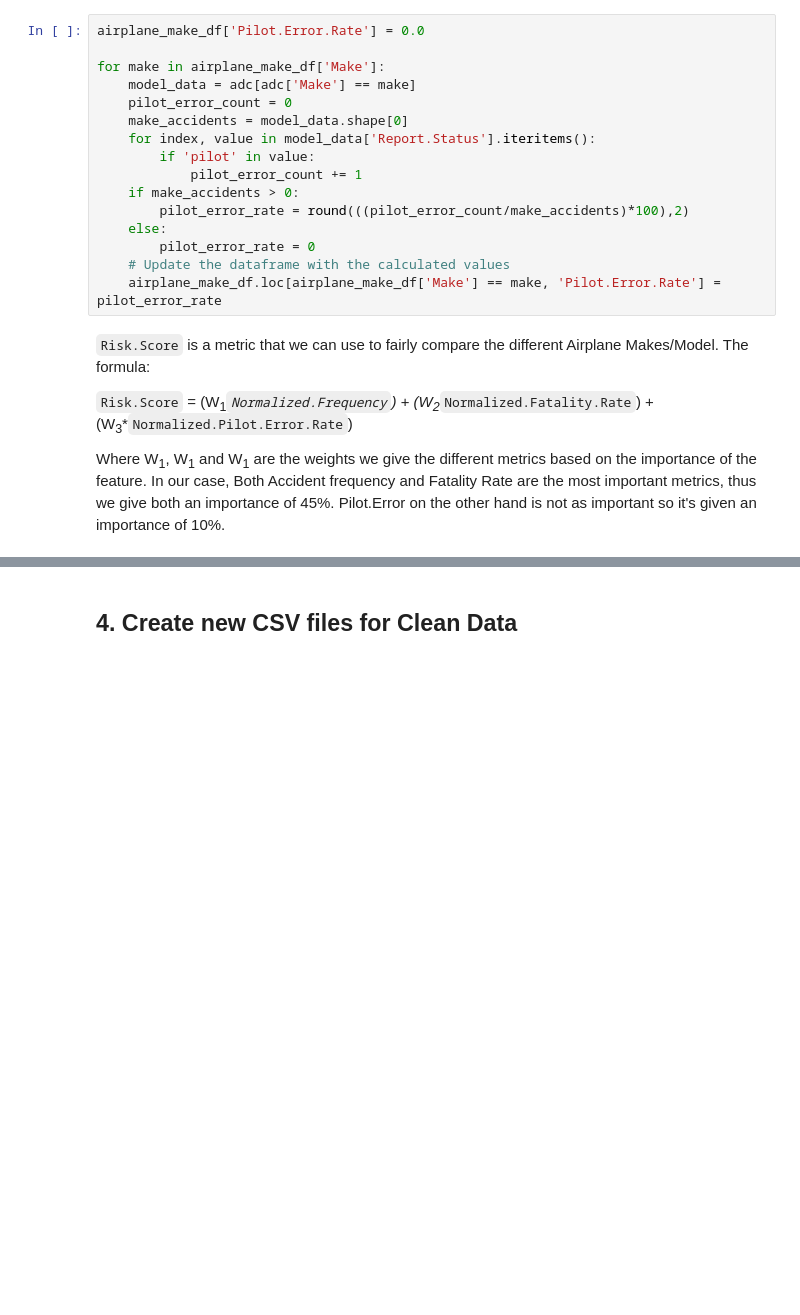
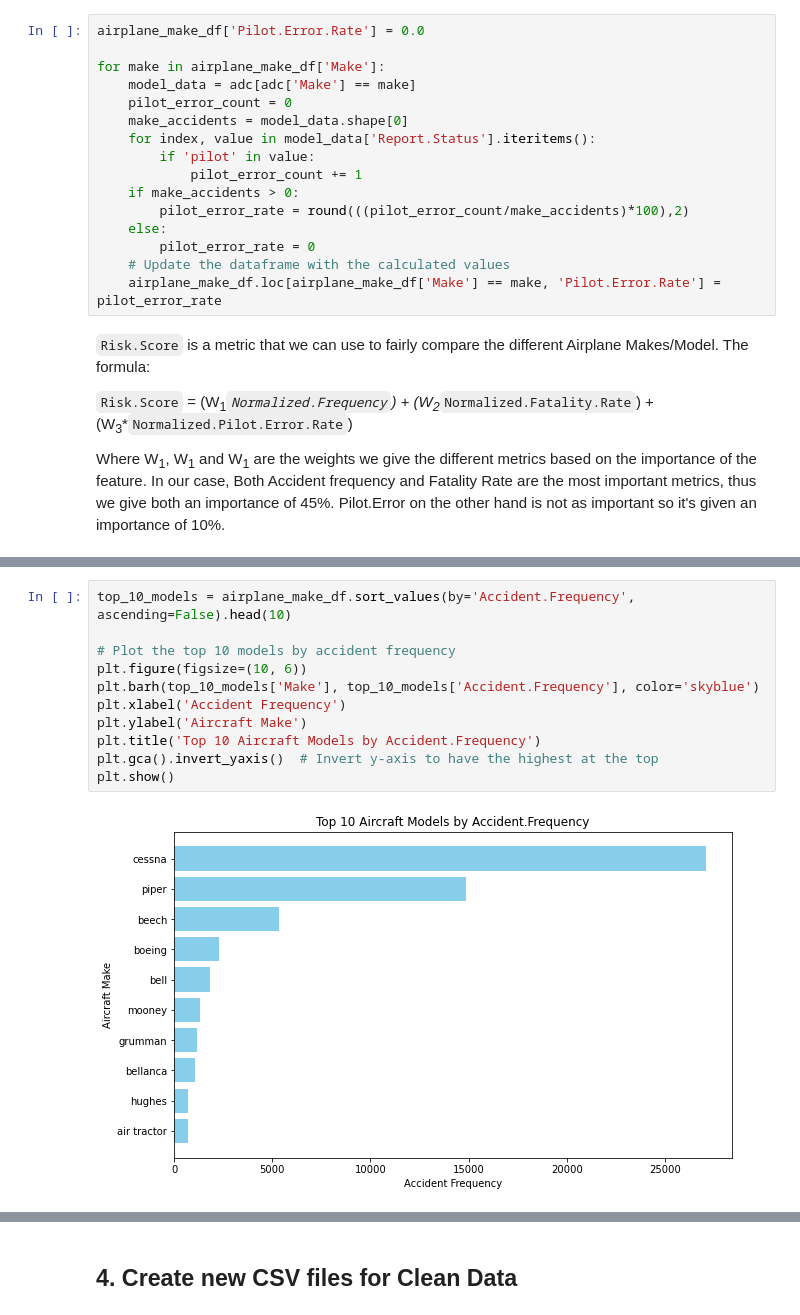
Before and after one commit to vkigen/dsc-phase-1-project-v3, a Jupyter notebook: student.ipynb, the cells around one changed output, grey strips where cells are left out. Saved outputs shown, nothing was run; the diff lists cells and outputs as text; blank space fills up the shorter version.

```diff
--- a/student.ipynb
+++ b/student.ipynb
@@ -990,0 +970,13 @@ airplane_make_df.head(20)
+# %%
+top_10_models = airplane_make_df.sort_values(by='Accident.Frequency', ascending=False).head(10)
+
+# Plot the top 10 models by accident frequency
+plt.figure(figsize=(10, 6))
+plt.barh(top_10_models['Make'], top_10_models['Accident.Frequency'], color='skyblue')
+plt.xlabel('Accident Frequency')
+plt.ylabel('Aircraft Make')
+plt.title('Top 10 Aircraft Models by Accident.Frequency')
+plt.gca().invert_yaxis()  # Invert y-axis to have the highest at the top
+plt.show()
+# %% [output]
+[figure, added]
```
Also changed, not shown: parts of 13 cells of this notebook, 3 other files.
